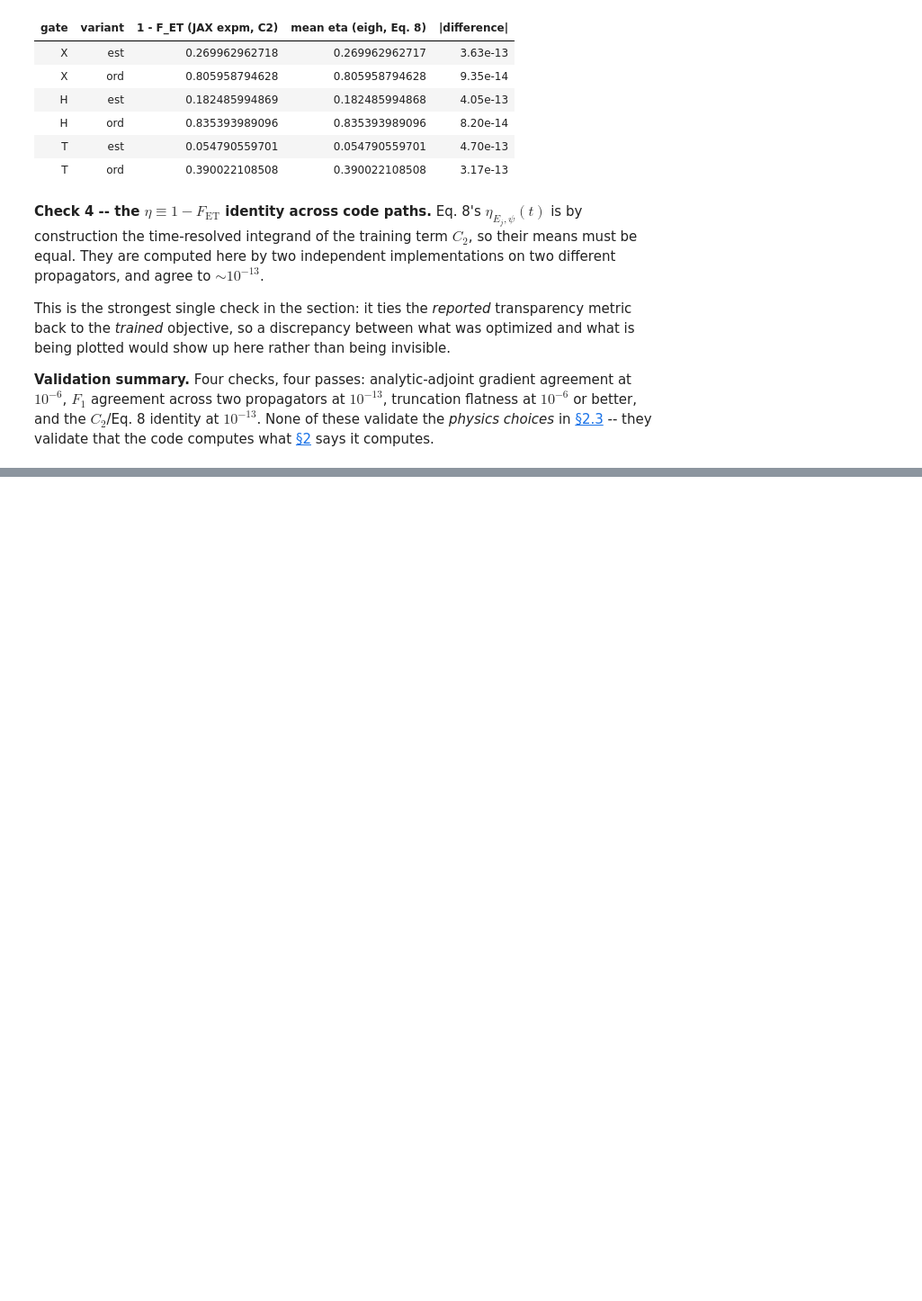
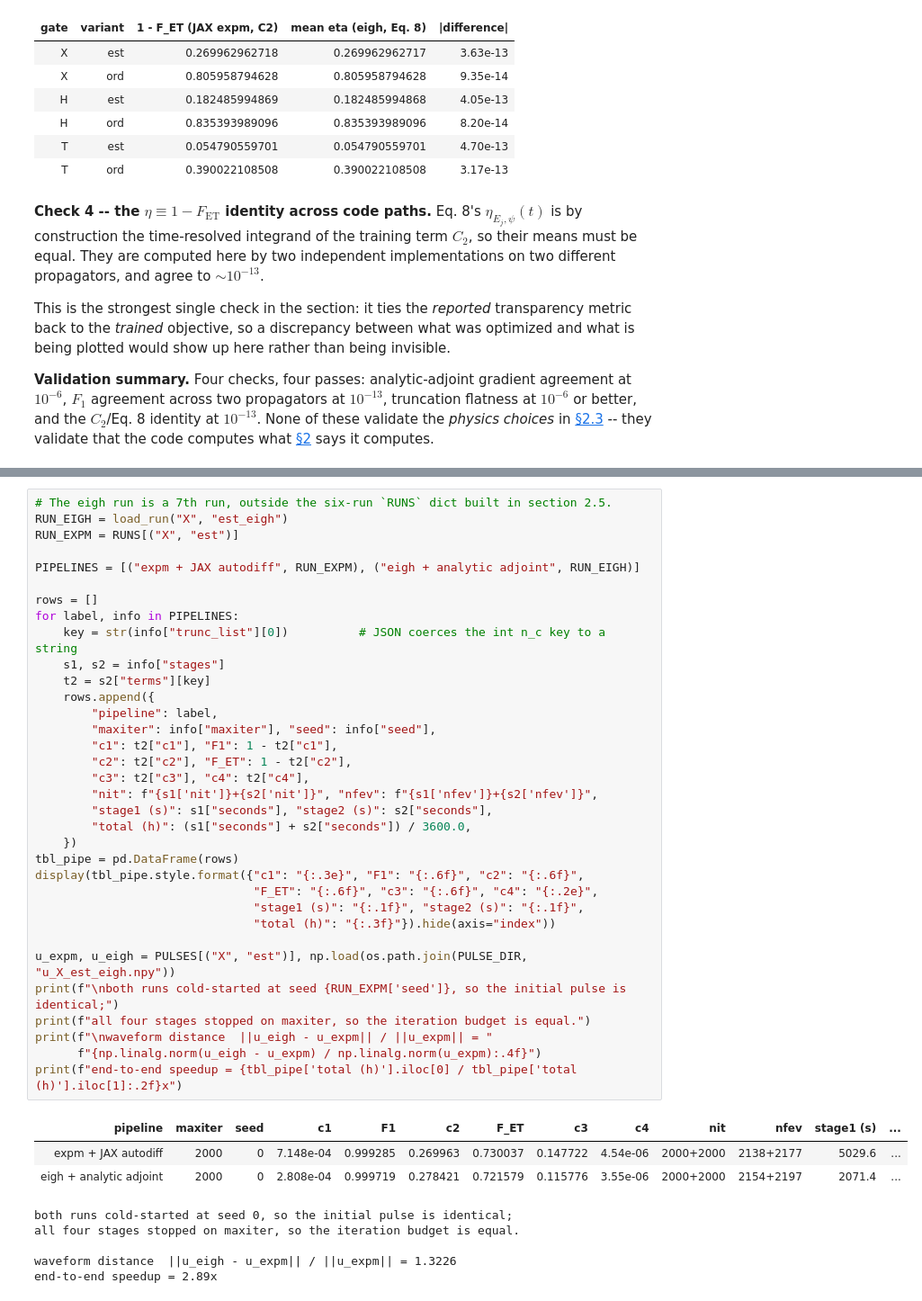
Before and after one commit to curiousCATla/Qubit-Drive-GRAPE, a Jupyter notebook: est_experiments.ipynb, the cells around one changed output, grey strips where cells are left out. Shown at 90% size. Saved outputs shown, nothing was run; the diff lists cells and outputs as text; blank space fills up the shorter version.

```diff
--- a/est_experiments.ipynb
+++ b/est_experiments.ipynb
@@ -1325,0 +1542,43 @@ choices* in [§2.3](#2.3) -- they validate that the code computes what [§2](#2)
+# %%
+# The eigh run is a 7th run, outside the six-run `RUNS` dict built in section 2.5.
+RUN_EIGH = load_run("X", "est_eigh")
+RUN_EXPM = RUNS[("X", "est")]
+
+PIPELINES = [("expm + JAX autodiff", RUN_EXPM), ("eigh + analytic adjoint", RUN_EIGH)]
+
+rows = []
+for label, info in PIPELINES:
+    key = str(info["trunc_list"][0])          # JSON coerces the int n_c key to a string
+    s1, s2 = info["stages"]
+    t2 = s2["terms"][key]
+    rows.append({
+        "pipeline": label,
+        "maxiter": info["maxiter"], "seed": info["seed"],
+        "c1": t2["c1"], "F1": 1 - t2["c1"],
+        "c2": t2["c2"], "F_ET": 1 - t2["c2"],
+        "c3": t2["c3"], "c4": t2["c4"],
+        "nit": f"{s1['nit']}+{s2['nit']}", "nfev": f"{s1['nfev']}+{s2['nfev']}",
+        "stage1 (s)": s1["seconds"], "stage2 (s)": s2["seconds"],
+        "total (h)": (s1["seconds"] + s2["seconds"]) / 3600.0,
+    })
+tbl_pipe = pd.DataFrame(rows)
+display(tbl_pipe.style.format({"c1": "{:.3e}", "F1": "{:.6f}", "c2": "{:.6f}",
+                               "F_ET": "{:.6f}", "c3": "{:.6f}", "c4": "{:.2e}",
+                               "stage1 (s)": "{:.1f}", "stage2 (s)": "{:.1f}",
+                               "total (h)": "{:.3f}"}).hide(axis="index"))
+
+u_expm, u_eigh = PULSES[("X", "est")], np.load(os.path.join(PULSE_DIR, "u_X_est_eigh.npy"))
+print(f"\nboth runs cold-started at seed {RUN_EXPM['seed']}, so the initial pulse is identical;")
+print(f"all four stages stopped on maxiter, so the iteration budget is equal.")
+print(f"\nwaveform distance  ||u_eigh - u_expm|| / ||u_expm|| = "
+      f"{np.linalg.norm(u_eigh - u_expm) / np.linalg.norm(u_expm):.4f}")
+print(f"end-to-end speedup = {tbl_pipe['total (h)'].iloc[0] / tbl_pipe['total (h)'].iloc[1]:.2f}x")
+# %% [output]
+| pipeline | maxiter | seed | c1 | F1 | c2 | F_ET | c3 | c4 | nit | nfev | stage1 (s) | ... |
+| expm + JAX autodiff | 2000 | 0 | 7.148e-04 | 0.999285 | 0.269963 | 0.730037 | 0.147722 | 4.54e-06 | 2000+2000 | 2138+2177 | 5029.6 | ... |
+| eigh + analytic adjoint | 2000 | 0 | 2.808e-04 | 0.999719 | 0.278421 | 0.721579 | 0.115776 | 3.55e-06 | 2000+2000 | 2154+2197 | 2071.4 | ... |
+both runs cold-started at seed 0, so the initial pulse is identical;
+all four stages stopped on maxiter, so the iteration budget is equal.
+
+waveform distance  ||u_eigh - u_expm|| / ||u_expm|| = 1.3226
+end-to-end speedup = 2.89x
```
Also changed, not shown: parts of 26 cells of this notebook, 31 other files.
